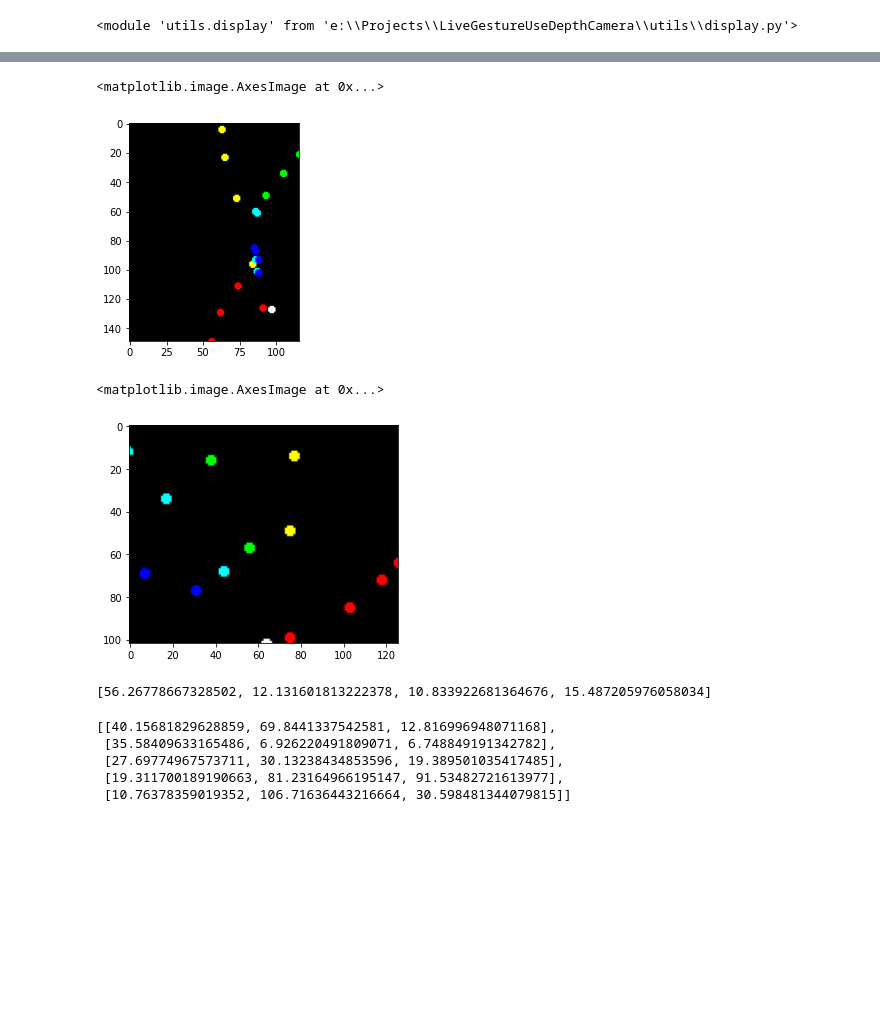
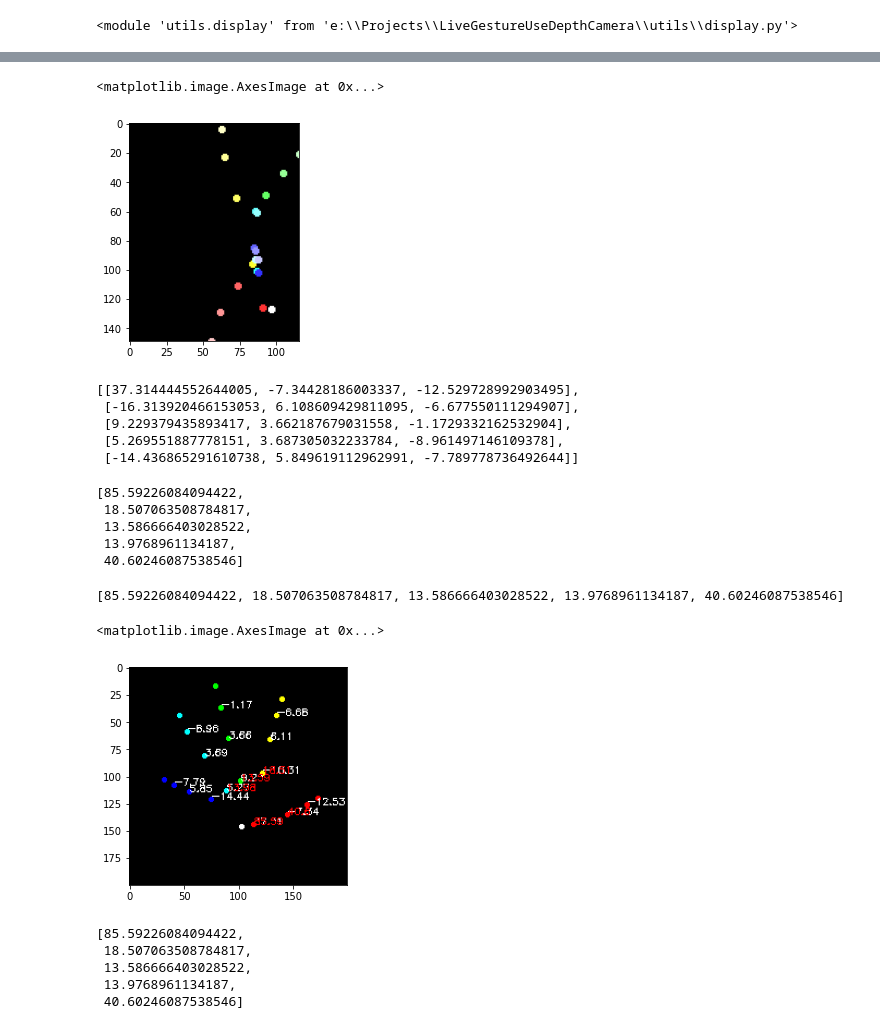
Before and after one commit to SnowWindSaveYou/LiveHandGestureUseDepthCamera, a Jupyter notebook: AnatomicalFilter.ipynb, the cells around one changed output, grey strips where cells are left out. Drawn from its saved outputs; the diff is of its cells as text; code cells hidden in the pictures; blank space fills up the shorter version.

```diff
--- a/AnatomicalFilter.ipynb
+++ b/AnatomicalFilter.ipynb
@@ -25,6 +54,6 @@ plt.imshow(img_correct)
 # %%
-img_error = utils.display.drawResult(sample_error)
+img_error = utils.display.drawResult(sample_error,colorMap= FINGER_COLORS_CC)
 plt.imshow(img_error)
 # %% [output]
 <matplotlib.image.AxesImage at 0x...>
-[figure, old version]
+[figure, new version]
@@ -81,7 +59,0 @@ def getAbductionAdductionAngleList(landmark):
-# %%
-sample_center=(sample_correct-(88,88,0))/(88,88,150)
-img_correct = utils.display.drawResult((sample_center+0.5)*100)
-plt.imshow(img_correct)
-# %% [output]
-<matplotlib.image.AxesImage at 0x...>
-[figure, removed]
@@ -88,17 +164,65 @@ plt.imshow(img_correct)
+# %%
+getFlexionExtensionAngleList(sample_correct)
+# %% [output]
+[[37.314444552644005, -7.34428186003337, -12.529728992903495],
+ [-16.313920466153053, 6.108609429811095, -6.677550111294907],
+ [9.229379435893417, 3.662187679031558, -1.1729332162532904],
+ [5.269551887778151, 3.687305032233784, -8.961497146109378],
+ [-14.436865291610738, 5.849619112962991, -7.789778736492644]]
+# %%
+getAbductionAdductionAngleList(sample_correct)
+# %% [output]
+[85.59226084094422,
+ 18.507063508784817,
+ 13.586666403028522,
+ 13.9768961134187,
+ 40.60246087538546]
+# %%
+
+rz = 0.1
+rotateMatZ = np.eye(4)
+rotateMatZ[:2,:2] = np.array([
+    [np.cos(rz),-np.sin(rz)],
+    [np.sin(rz),np.cos(rz)]
+])
+rx = 0.1
+rotateMatX = np.eye(4)
+rotateMatX[1:3,1:3] = np.array([
+    [np.cos(rx),-np.sin(rx)],
+    [np.sin(rx),np.cos(rx)]
+])
+ry = 0.1
+rotateMatY = np.eye(4)
+rotateMatY[[0,2],[[0,0],[2,2]]]  = np.array([
+    [np.cos(ry),-np.sin(ry)],
+    [np.sin(ry),np.cos(ry)]
+]).T
+rotateMat = np.matmul(np.matmul(rotateMatZ,rotateMatX),rotateMatY)
+# %%
+image = np.zeros((200,200,3), np.uint8)
+sample_center=(sample_correct-(88,88,0))/(88,88,150)
+sample_center = utils.math.applyTrans(sample_center,rotateMat)
+landmark = (sample_center+0.5)*100 +50
+feangleList = getFlexionExtensionAngleList(sample_correct)
+aaanglelist = getAbductionAdductionAngleList(sample_correct)
+img_correct = utils.display.drawResult(landmark,image)
+img_correct = drawAngle(img_correct,landmark, feangleList,aaanglelist)
+print(aaanglelist)
+plt.imshow(img_correct)
+# %% [output]
+[85.59226084094422, 18.507063508784817, 13.586666403028522, 13.9768961134187, 40.60246087538546]
+<matplotlib.image.AxesImage at 0x...>
+[figure, added]
 # %%
 coord = getHandCoord(sample_correct-(88,88,0))
 # %%
-getAbductionAdductionAngleList(sample_error)
+getAbductionAdductionAngleList(sample_correct)
 # %% [output]
-[56.26778667328502, 12.131601813222378, 10.833922681364676, 15.487205976058034]
+[85.59226084094422,
+ 18.507063508784817,
+ 13.586666403028522,
+ 13.9768961134187,
+ 40.60246087538546]
-# %%
-getFlexionExtensionAngleList(sample_error)
-# %% [output]
-[[40.15681829628859, 69.8441337542581, 12.816996948071168],
- [35.58409633165486, 6.926220491809071, 6.748849191342782],
- [27.69774967573711, 30.13238434853596, 19.389501035417485],
- [19.311700189190663, 81.23164966195147, 91.53482721613977],
- [10.76378359019352, 106.71636443216664, 30.598481344079815]]
 # %%
 # https://doi.org/10.3389/frvir.2021.663618
 
```
Also changed, not shown: parts of 7 cells of this notebook, 7 other files.
